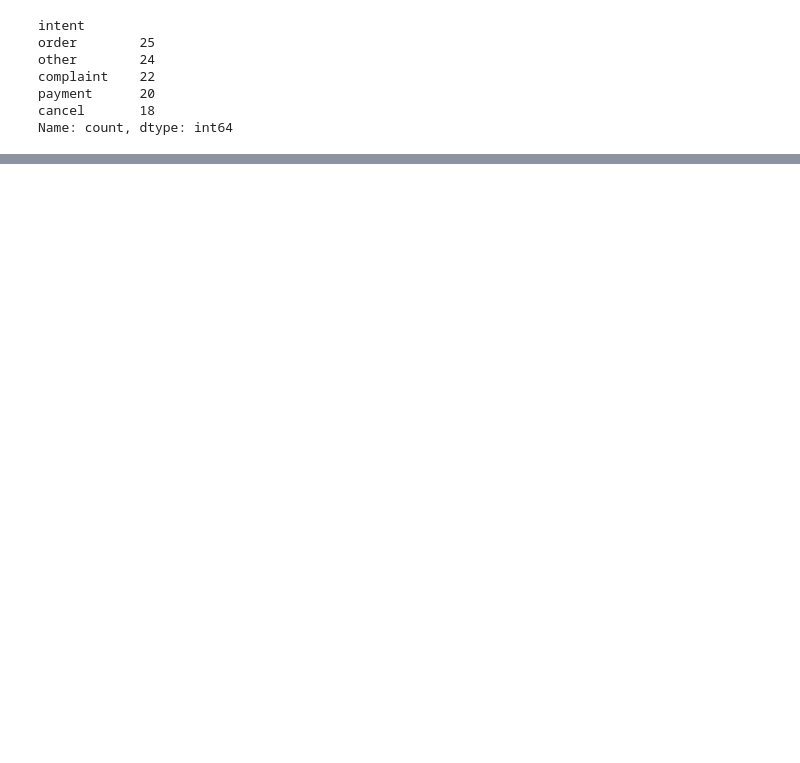
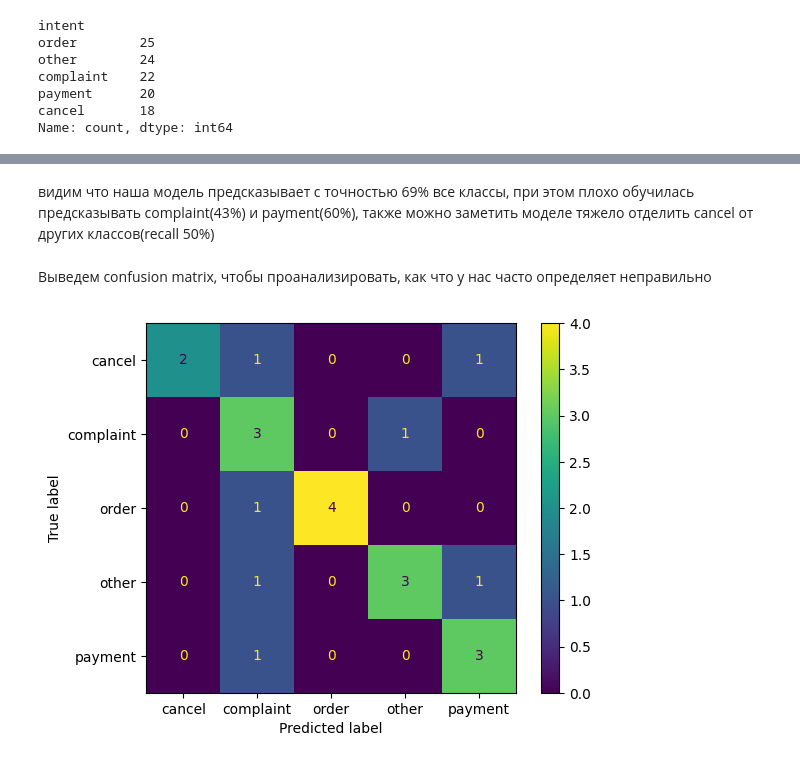
Before and after one commit to ColaChanel/classification_food, a Jupyter notebook: classification_task.ipynb, the cells around one changed output, grey strips where cells are left out. Cells and saved outputs as stored; diff of their text form; code cells hidden in the pictures; blank space fills up the shorter version.

```diff
--- a/classification_task.ipynb
+++ b/classification_task.ipynb
@@ -456,0 +226,3 @@ TypeError: TextEncodeInput must be Union[TextInputSequence, Tuple[InputSequence,
+# %%
+tokenizer = AutoTokenizer.from_pretrained('sentence-transformers/all-MiniLM-L6-v2')
+model = AutoModel.from_pretrained('sentence-transformers/all-MiniLM-L6-v2')
@@ -456,0 +248,24 @@ TypeError: TextEncodeInput must be Union[TextInputSequence, Tuple[InputSequence,
+# %%
+def encode_texts(texts, tokenizer, model, device='cpu', batch_size=16):
+    embeddings = []
+
+    for i in tqdm(range(0, len(texts), batch_size)):
+        batch = texts[i:i+batch_size]
+        inputs = tokenizer(batch, return_tensors='pt', padding=True, truncation=True).to(device)
+        with torch.no_grad():
+            outputs = model(**inputs)
+            # Получаем эмбеддинги токенов (batch_size x seq_len x hidden_size)
+            token_embeddings = outputs.last_hidden_state  # [B, T, H]
+            # Усредняем по всем токенам
+            attention_mask = inputs['attention_mask'].unsqueeze(-1).expand(token_embeddings.size())
+            sum_embeddings = (token_embeddings * attention_mask).sum(dim=1)
+            sum_mask = attention_mask.sum(dim=1)
+            sentence_embeddings = sum_embeddings / sum_mask
+
+            embeddings.append(sentence_embeddings.cpu().numpy())
+
+    return np.vstack(embeddings)
+
+# вычисляем эмбединги применяя написанную нами функцию
+X_train_emb = encode_texts(x_train.tolist(), tokenizer, model)
+X_test_emb = encode_texts(x_test.tolist(), tokenizer, model)
@@ -456,0 +274,3 @@ TypeError: TextEncodeInput must be Union[TextInputSequence, Tuple[InputSequence,
+# %%
+log_reg_bert = LogisticRegression(class_weight='balanced', random_state=10, n_jobs=-1).fit(X_train_emb, y_train)
+y_pred = log_reg_bert.predict(X_test_emb) # предсказываем значения
@@ -456,0 +295,12 @@ TypeError: TextEncodeInput must be Union[TextInputSequence, Tuple[InputSequence,
+# %% [markdown]
+видим что наша модель предсказывает с точностью 69% все классы, при этом плохо обучилась предсказывать complaint(43%) и payment(60%), также можно заметить моделе тяжело отделить cancel от других классов(recall 50%)
+# %% [markdown]
+Выведем confusion matrix, чтобы проанализировать, как что у нас часто определяет неправильно
+# %%
+cm = confusion_matrix(y_test, y_pred, labels=log_reg_bert.classes_)
+disp_log_reg_bert = ConfusionMatrixDisplay(confusion_matrix=cm,
+                              display_labels=log_reg_bert.classes_)
+disp_log_reg_bert.plot()
+plt.show()
+# %% [output]
+[figure, added]
```
Also changed, not shown: parts of 124 cells of this notebook, 14 other files.
